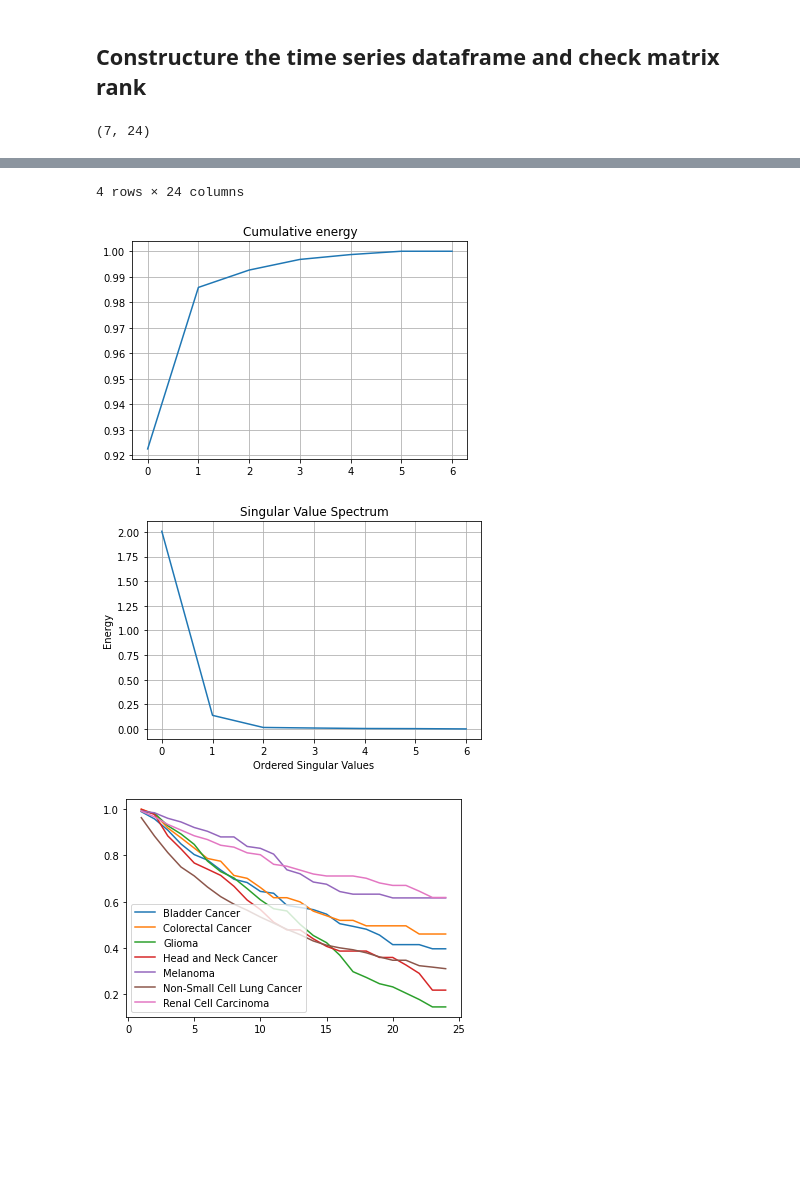
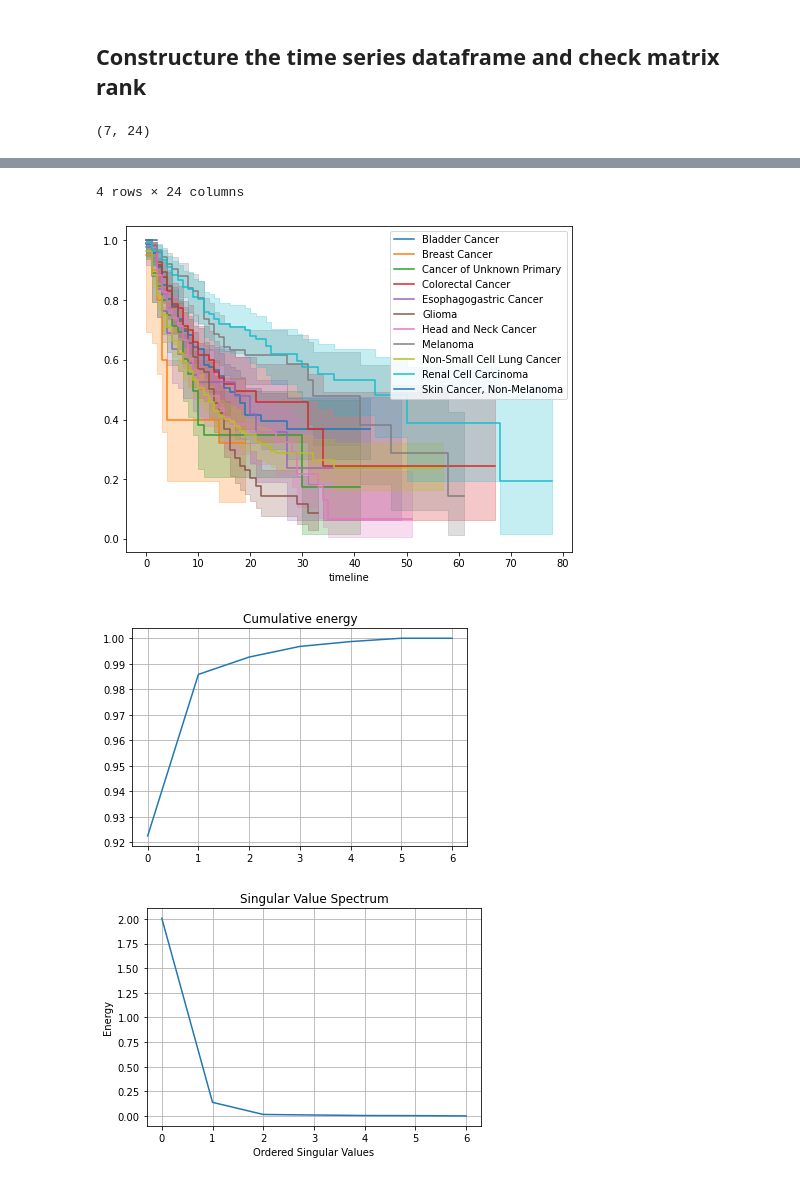
Before and after one commit to changhw01/gemini, a Jupyter notebook: 2021_01_04_data_for_sc.ipynb, the cells around one changed output, grey strips where cells are left out. Drawn from its saved outputs; the diff is of its cells as text; code cells hidden in the pictures; blank space fills up the shorter version.

```diff
--- a/2021_01_04_data_for_sc.ipynb
+++ b/2021_01_04_data_for_sc.ipynb
@@ -101,12 +101,16 @@ def construct_ts_matrix(data_df, unit_defined_by=None, filter_by_column=None,
     columns = range(1, target_length+1)
     km_df = None
     hz_df = None
+    fig, ax = plt.subplots(1, 1, figsize=(8,6))
+    legend_labels = []
     for i, u in enumerate(units):
       data = data_df[data_df[unit_defined_by]==u]
 
       kmf = lifelines.KaplanMeierFitter()
       kmf.fit(data[KEY_SURVIVAL_MONTH], data[KEY_EVENT])
       S_hat = kmf.survival_function_['KM_estimate'].values
+      kmf.plot(ax=ax)
+      legend_labels.append(u)
 
       naf = lifelines.NelsonAalenFitter()
       naf.fit(data[KEY_SURVIVAL_MONTH], data[KEY_EVENT])
@@ -126,7 +130,7 @@ def construct_ts_matrix(data_df, unit_defined_by=None, filter_by_column=None,
       else:
         new_hz_row = pd.DataFrame(data=[h_hat[:target_length]], index=[u], columns=columns)
         hz_df = hz_df.append(new_hz_row)
-
+    plt.legend(labels=legend_labels)
     return km_df, hz_df
 
 def plot_spectrum(ts_matrix):
@@ -134,6 +138,7 @@ def plot_spectrum(ts_matrix):
   s2 = np.power(s, 2)
   spectrum = np.cumsum(s2)/np.sum(s2)
 
+  plt.figure()
   plt.plot(spectrum)
   plt.grid()
   plt.title("Cumulative energy")
@@ -159,20 +164,19 @@ def analyze_ts_matrix_rank(data_df, drug_type, data_type='km', target_length=12)
     return hz_df
 # %%
 ts_pd1_df = analyze_ts_matrix_rank(raw_data_df, 'PD-1/PDL-1', data_type='km', target_length=24)
-ts_pd1_df.transpose().plot()
 ts_pd1_df.to_csv('data/km_pd1_df.csv', index_label='Cancer Type', index=True)
 print(ts_pd1_df.shape)
 ts_pd1_df.head(4)
 # %% [output]
 (7, 24)
 |  | 1 | 2 | 3 | 4 | 5 | 6 | 7 | 8 | 9 | 10 | ... | ... |
 | Bladder Cancer | 0.989583 | 0.958168 | 0.909721 | 0.849800 | 0.803864 | 0.780046 | 0.737052 | 0.697211 | 0.682982 | 0.644612 | ... | ... |
 | Colorectal Cancer | 1.000000 | 0.979798 | 0.919192 | 0.876439 | 0.832062 | 0.787086 | 0.775160 | 0.713640 | 0.701120 | 0.661434 | ... | ... |
 | Glioma | 0.991228 | 0.982378 | 0.928794 | 0.893071 | 0.847966 | 0.775799 | 0.730164 | 0.702782 | 0.656547 | 0.608271 | ... | ... |
 | Head and Neck Cancer | 1.000000 | 0.977099 | 0.884775 | 0.828471 | 0.767426 | 0.740963 | 0.713854 | 0.666890 | 0.607169 | 0.566005 | ... | ... |
 4 rows × 24 columns
-[figure, old version]
+[figure, new version]
-[figure, old version]
+[figure, new version]
-[figure, old version]
+[figure, new version]
 # %%
 ts_pd1_df = analyze_ts_matrix_rank(raw_data_df, 'PD-1/PDL-1', data_type='hazard', target_length=24)
```
Also changed, not shown: parts of 3 cells of this notebook, 1 other file.
